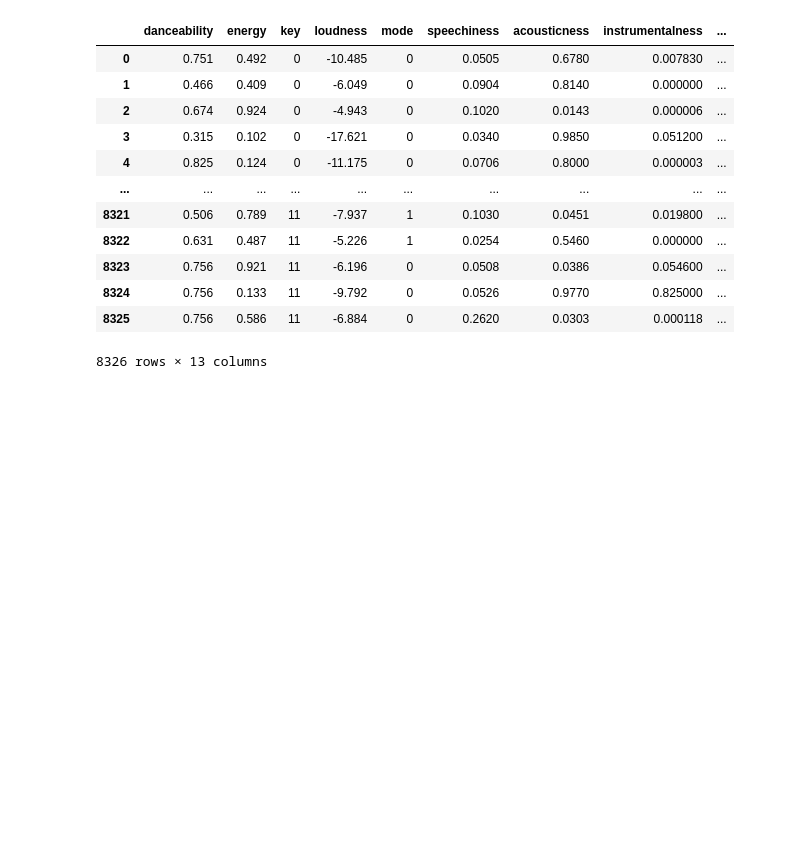
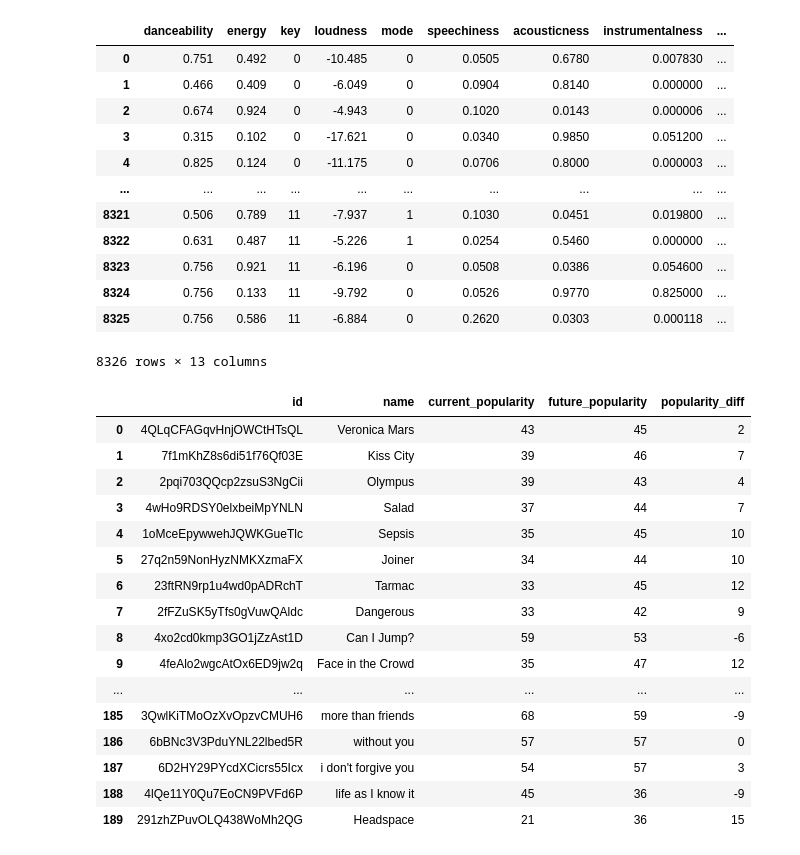
Before and after one commit to Hanyu0118/IS3107_letsgo, a Jupyter notebook: BigQuery/Prediction/prediction.ipynb, the cells around one changed output. Saved outputs shown, nothing was run; the diff lists cells and outputs as text; code cells hidden in the pictures; blank space fills up the shorter version.

```diff
--- a/BigQuery/Prediction/prediction.ipynb
+++ b/BigQuery/Prediction/prediction.ipynb
@@ -299,0 +319,20 @@ update
+# %%
+popularity_diff.style.bar(subset=["popularity_diff",], color='lightgreen')
+# %% [output]
+|  | id | name | current_popularity | future_popularity | popularity_diff |
+| 0 | 4QLqCFAGqvHnjOWCtHTsQL | Veronica Mars | 43 | 45 | 2 |
+| 1 | 7f1mKhZ8s6di51f76Qf03E | Kiss City | 39 | 46 | 7 |
+| 2 | 2pqi703QQcp2zsuS3NgCii | Olympus | 39 | 43 | 4 |
+| 3 | 4wHo9RDSY0elxbeiMpYNLN | Salad | 37 | 44 | 7 |
+| 4 | 1oMceEpywwehJQWKGueTlc | Sepsis | 35 | 45 | 10 |
+| 5 | 27q2n59NonHyzNMKXzmaFX | Joiner | 34 | 44 | 10 |
+| 6 | 23ftRN9rp1u4wd0pADRchT | Tarmac | 33 | 45 | 12 |
+| 7 | 2fFZuSK5yTfs0gVuwQAldc | Dangerous | 33 | 42 | 9 |
+| 8 | 4xo2cd0kmp3GO1jZzAst1D | Can I Jump? | 59 | 53 | -6 |
+| 9 | 4feAlo2wgcAtOx6ED9jw2q | Face in the Crowd | 35 | 47 | 12 |
+| ... | ... | ... | ... | ... | ... |
+| 185 | 3QwlKiTMoOzXvOpzvCMUH6 | more than friends | 68 | 59 | -9 |
+| 186 | 6bBNc3V3PduYNL22lbed5R | without you | 57 | 57 | 0 |
+| 187 | 6D2HY29PYcdXCicrs55Icx | i don't forgive you | 54 | 57 | 3 |
+| 188 | 4lQe11Y0Qu7EoCN9PVFd6P | life as I know it | 45 | 36 | -9 |
+| 189 | 291zhZPuvOLQ438WoMh2QG | Headspace | 21 | 36 | 15 |
```
Also changed, not shown: parts of 4 cells of this notebook, 1 other file.
